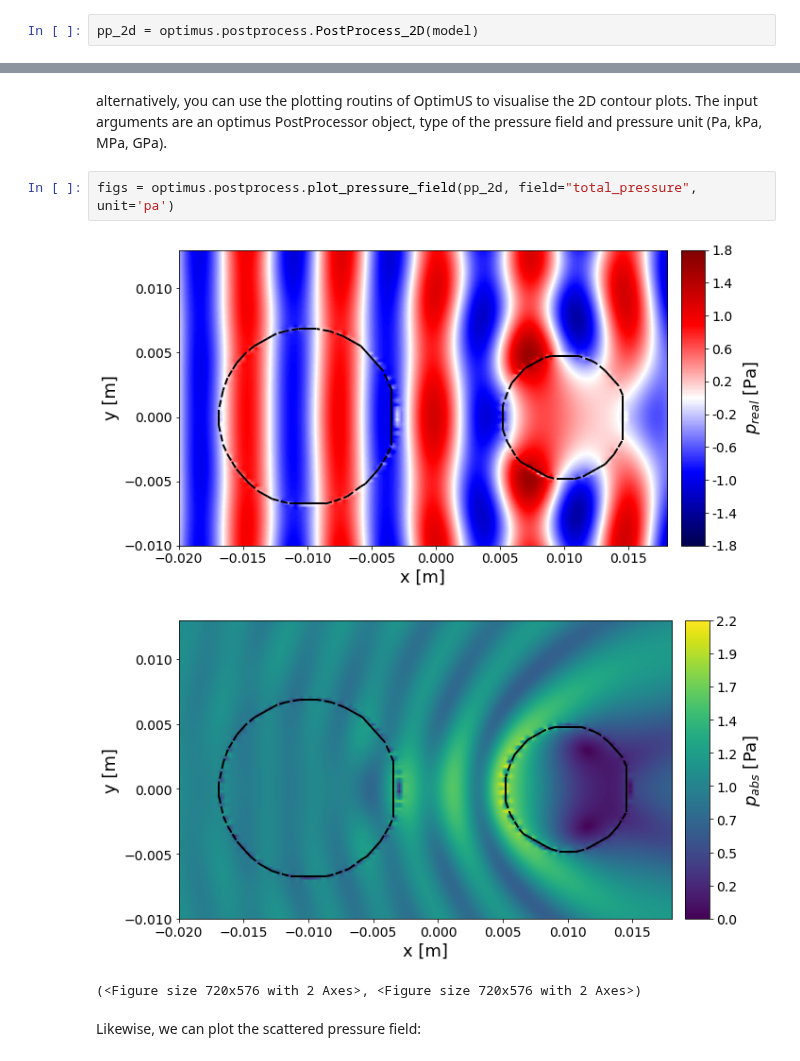
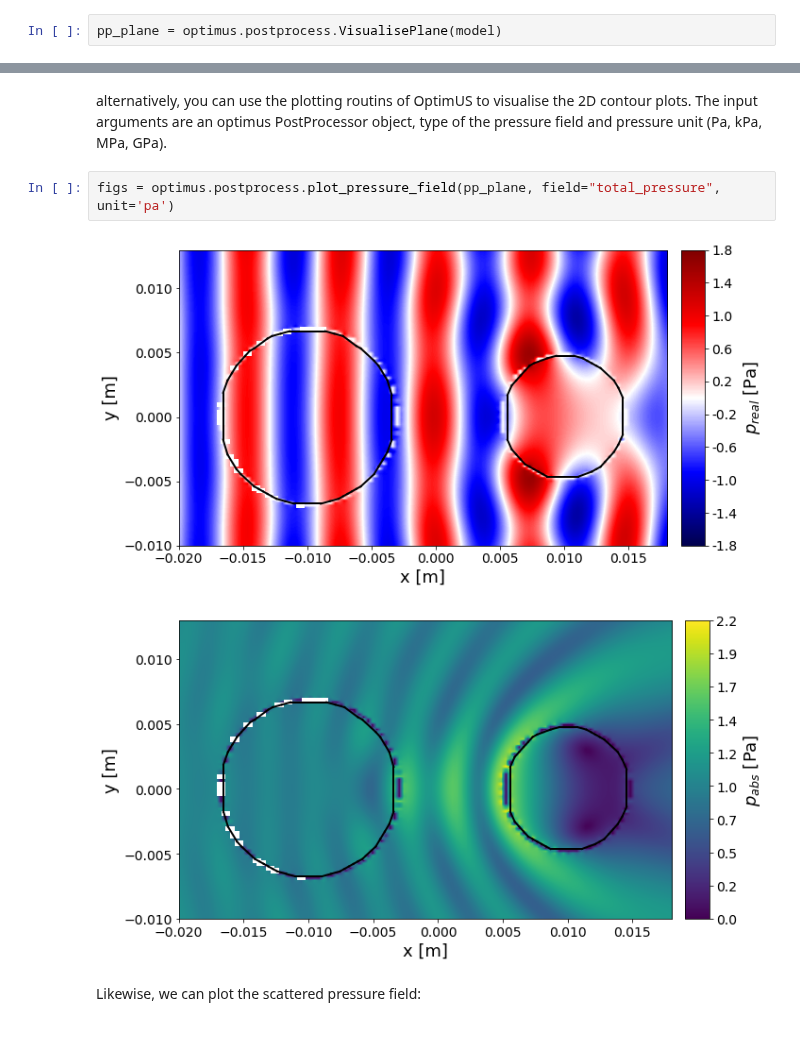
Before and after one commit to optimuslib/optimus, a Jupyter notebook: notebooks/Multiple domains postprocess.ipynb, the cells around one changed output, grey strips where cells are left out. Cells and saved outputs as stored; diff of their text form.

```diff
--- a/notebooks/Multiple domains postprocess.ipynb
+++ b/notebooks/Multiple domains postprocess.ipynb
@@ -86,3 +87,3 @@ Let's create a postprocess object and define the 2D plane to determine the field
 # %%
-pp_2d = optimus.postprocess.PostProcess_2D(model)
+pp_plane = optimus.postprocess.VisualisePlane(model)
 # %%
@@ -118,11 +119,10 @@ plt.show()
 # %% [markdown]
 alternatively, you can use the plotting routins of OptimUS to visualise the 2D contour plots. The input arguments are an optimus PostProcessor object, type of the pressure field and pressure unit (Pa, kPa, MPa, GPa).
 # %%
-figs = optimus.postprocess.plot_pressure_field(pp_2d, field="total_pressure", unit='pa')
+figs = optimus.postprocess.plot_pressure_field(pp_plane, field="total_pressure", unit='pa')
 # %% [output]
-[figure, old version]
+[figure, new version]
-[figure, old version]
+[figure, new version]
-(<Figure size 720x576 with 2 Axes>, <Figure size 720x576 with 2 Axes>)
 # %% [markdown]
 Likewise, we can plot the scattered pressure field:
 # %%
```
Also changed, not shown: parts of 19 cells of this notebook, 10 other files.
